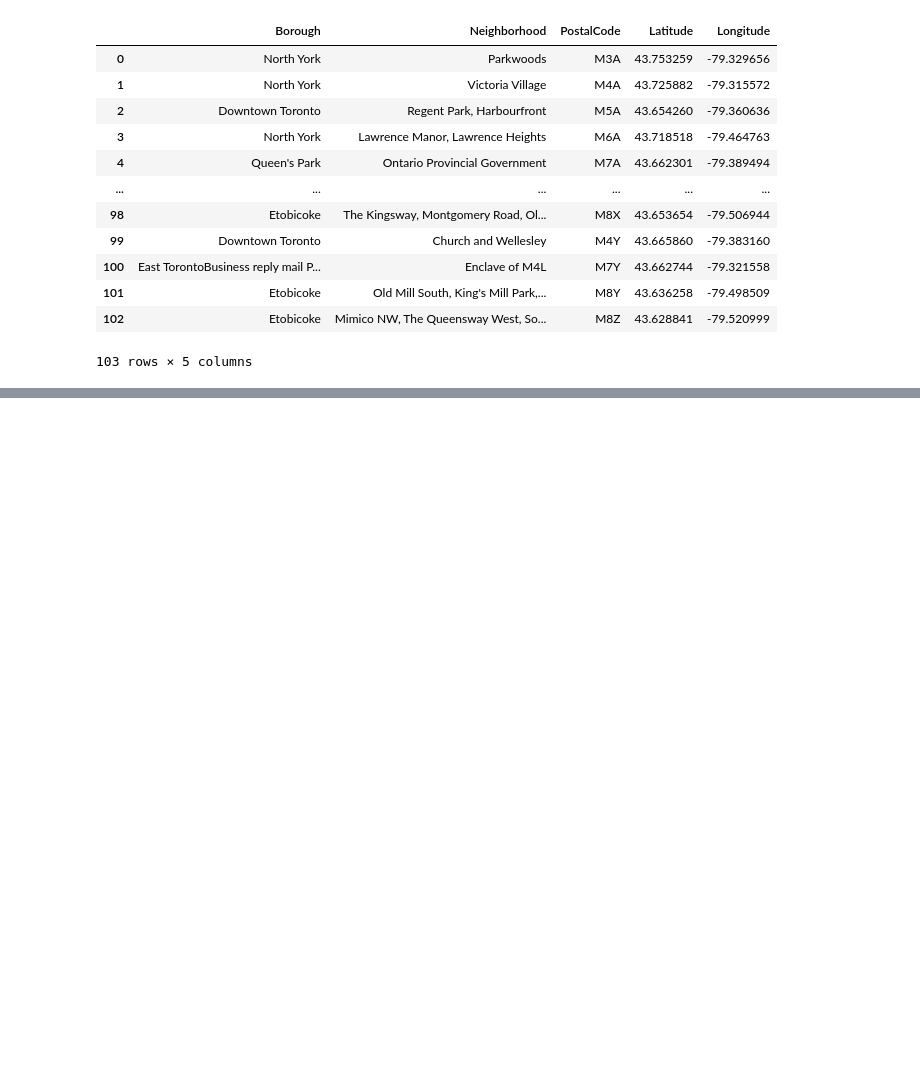
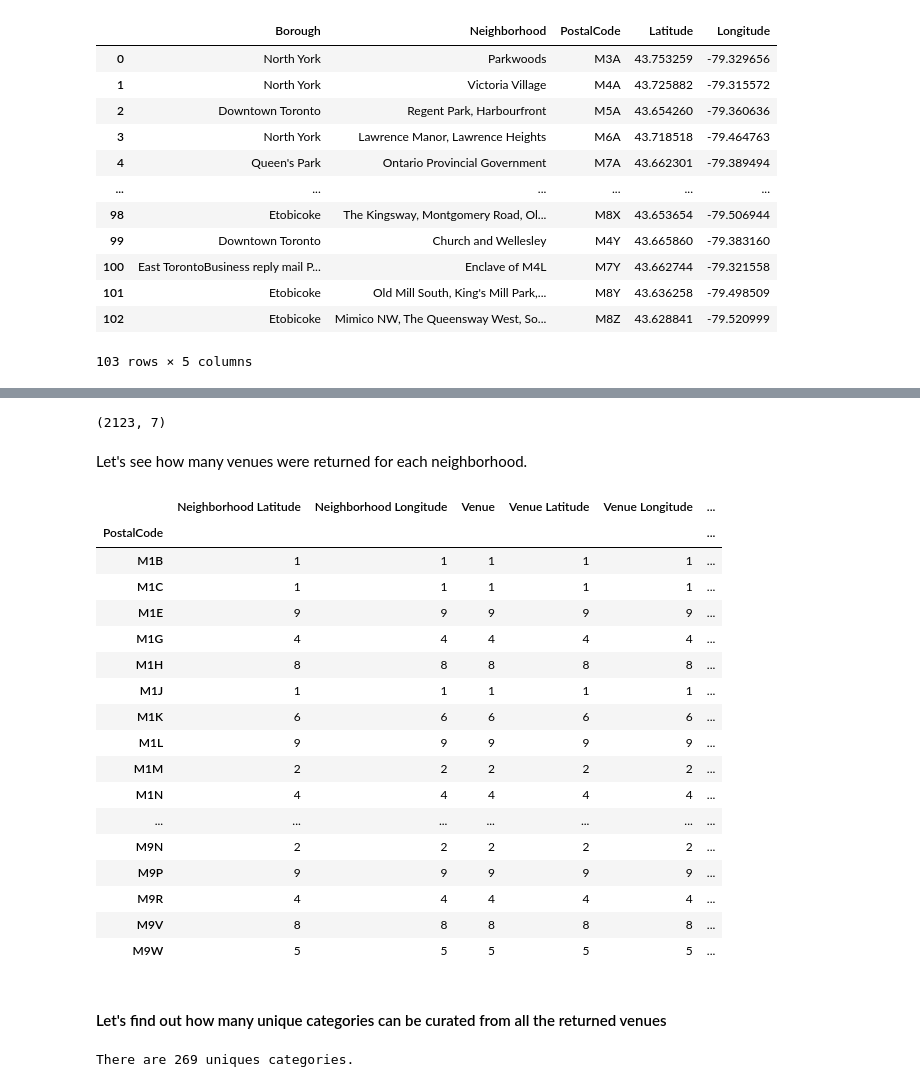
Before and after one commit to sean-rogers-t/Coursera_Capstone, a Jupyter notebook: Clustering Neighborhoods in Toronto.ipynb, the cells around one changed output, grey strips where cells are left out. Cells and saved outputs as stored; diff of their text form; code cells hidden in the pictures; blank space fills up the shorter version.

Commit message:
Final Toronto Clustering

```diff
--- a/Clustering Neighborhoods in Toronto.ipynb
+++ b/Clustering Neighborhoods in Toronto.ipynb
@@ -147,0 +229,2 @@ geo_data
+# %%
+results=requests.get(url).json()
@@ -147,0 +233,12 @@ geo_data
+# %%
+# function that extracts the category of the venue
+def get_category_type(row):
+    try:
+        categories_list = row['categories']
+    except:
+        categories_list = row['venue.categories']
+
+    if len(categories_list) == 0:
+        return None
+    else:
+        return categories_list[0]['name']
@@ -147,0 +247,16 @@ geo_data
+# %%
+venues = results['response']['groups'][0]['items']
+
+nearby_venues = json_normalize(venues) # flatten JSON
+
+# filter columns
+filtered_columns = ['venue.name', 'venue.categories', 'venue.location.lat', 'venue.location.lng']
+nearby_venues =nearby_venues.loc[:, filtered_columns]
+
+# filter the category for each row
+nearby_venues['venue.categories'] = nearby_venues.apply(get_category_type, axis=1)
+
+# clean columns
+nearby_venues.columns = [col.split(".")[-1] for col in nearby_venues.columns]
+
+nearby_venues.head()
@@ -147,0 +316,4 @@ geo_data
+# %%
+toronto_venues=getNearbyVenues(names=tor_data['PostalCode'],
+                              latitudes=tor_data['Latitude'],
+                              longitudes=tor_data['Longitude'])
@@ -147,0 +329,33 @@ geo_data
+# %%
+toronto_venues.shape
+# %% [output]
+(2123, 7)
+# %% [markdown]
+Let's see how many venues were returned for each neighborhood.
+# %%
+toronto_venues.groupby('PostalCode').count()
+# %% [output]
+|  | Neighborhood Latitude | Neighborhood Longitude | Venue | Venue Latitude | Venue Longitude | ... |
+| PostalCode |  |  |  |  |  | ... |
+| M1B | 1 | 1 | 1 | 1 | 1 | ... |
+| M1C | 1 | 1 | 1 | 1 | 1 | ... |
+| M1E | 9 | 9 | 9 | 9 | 9 | ... |
+| M1G | 4 | 4 | 4 | 4 | 4 | ... |
+| M1H | 8 | 8 | 8 | 8 | 8 | ... |
+| M1J | 1 | 1 | 1 | 1 | 1 | ... |
+| M1K | 6 | 6 | 6 | 6 | 6 | ... |
+| M1L | 9 | 9 | 9 | 9 | 9 | ... |
+| M1M | 2 | 2 | 2 | 2 | 2 | ... |
+| M1N | 4 | 4 | 4 | 4 | 4 | ... |
+| ... | ... | ... | ... | ... | ... | ... |
+| M9N | 2 | 2 | 2 | 2 | 2 | ... |
+| M9P | 9 | 9 | 9 | 9 | 9 | ... |
+| M9R | 4 | 4 | 4 | 4 | 4 | ... |
+| M9V | 8 | 8 | 8 | 8 | 8 | ... |
+| M9W | 5 | 5 | 5 | 5 | 5 | ... |
+# %% [markdown]
+#### Let's find out how many unique categories can be curated from all the returned venues
+# %%
+print('There are {} uniques categories.'.format(len(toronto_venues['Venue Category'].unique())))
+# %% [output]
+There are 269 uniques categories.
```
Also changed, not shown: parts of 58 cells of this notebook.
